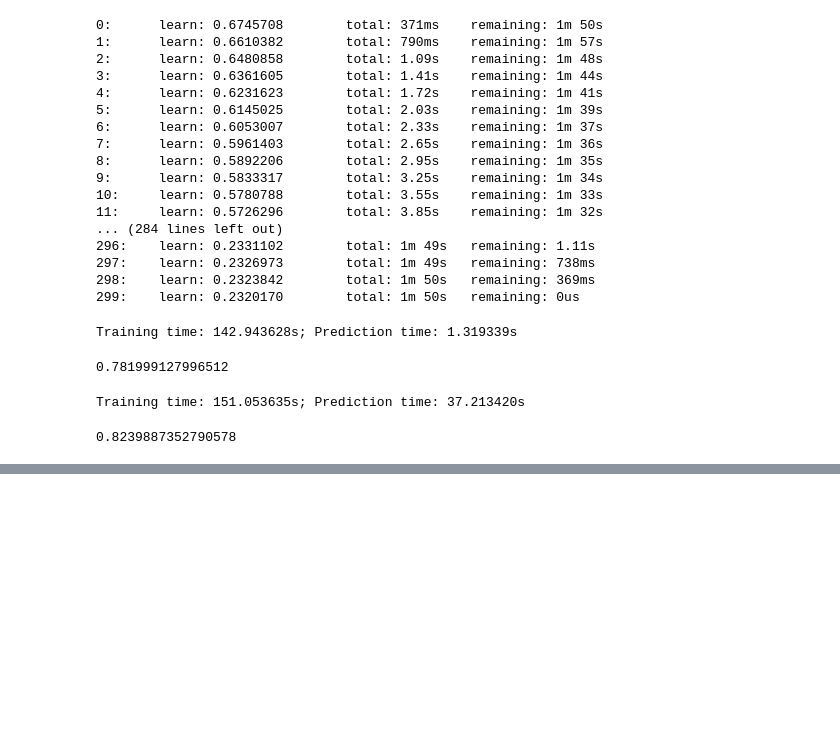
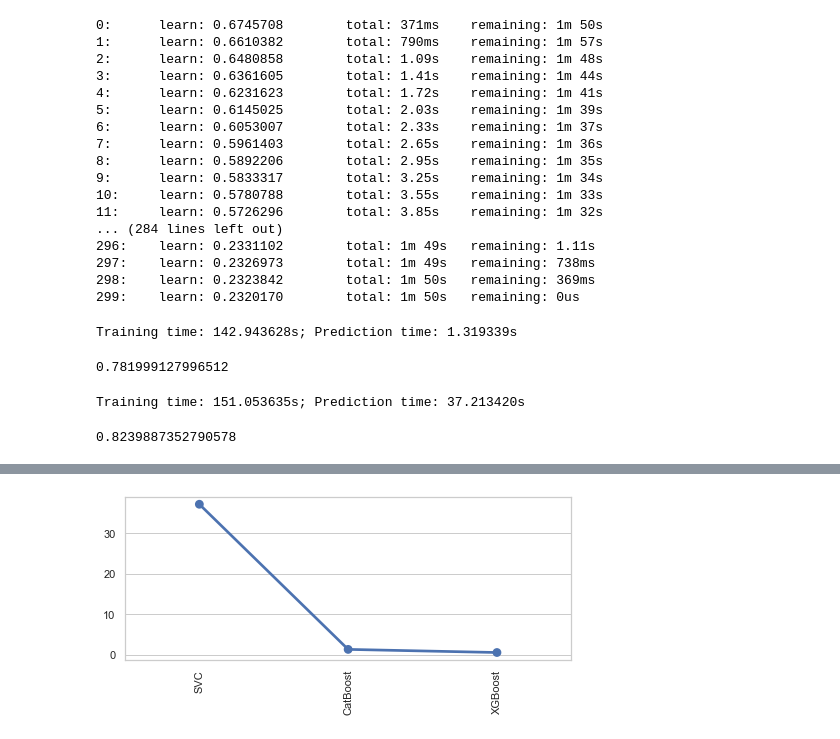
Before and after one commit to Krittika20/Review_sentiment-recommendation, a Jupyter notebook: 4_Prediction.ipynb, the cells around one changed output, grey strips where cells are left out. Saved outputs shown, nothing was run; the diff lists cells and outputs as text; code cells hidden in the pictures; blank space fills up the shorter version.

```diff
--- a/4_Prediction.ipynb
+++ b/4_Prediction.ipynb
@@ -134,0 +163,8 @@ svc_f1Score
+# %%
+plt.figure(figsize=(8,3))
+sns.set_theme(style = "whitegrid")
+cx = sns.pointplot(x = algo_name, y = predict_time)
+cx.set_xticklabels(ax.get_xticklabels() , rotation = 90)
+plt.show()
+# %% [output]
+[figure, added]
```
Also changed, not shown: parts of 5 cells of this notebook.
